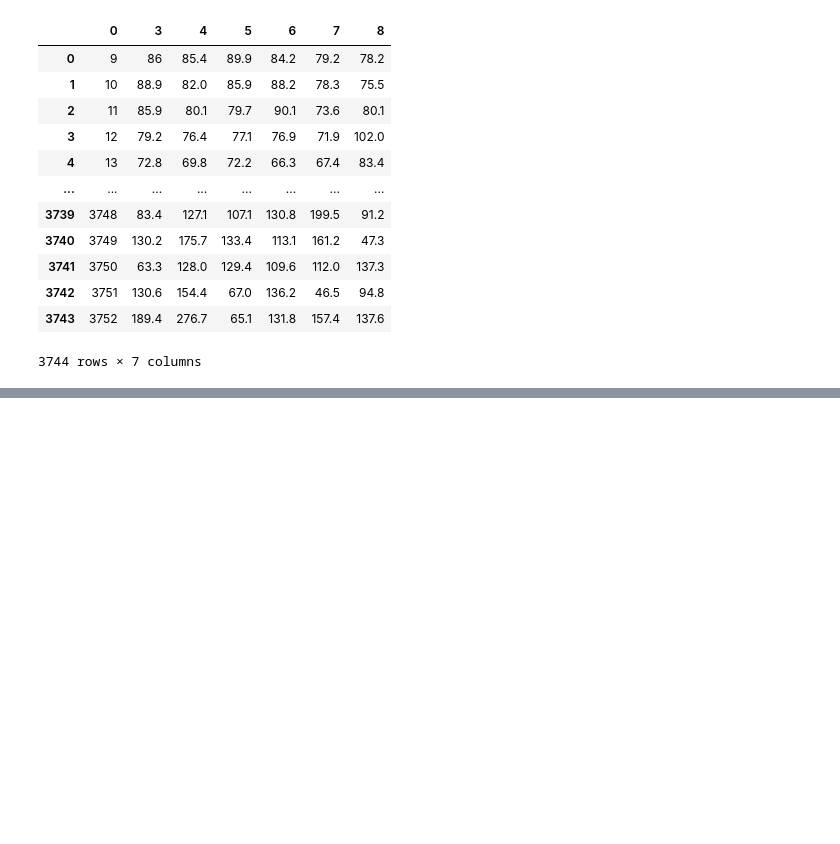
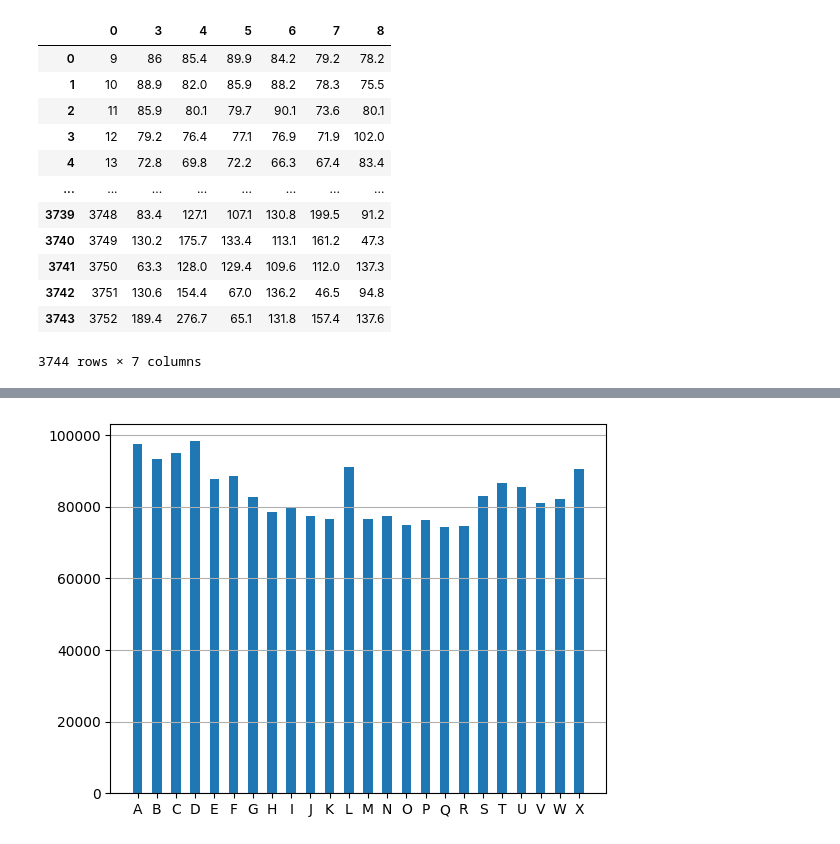
Before and after one commit to Harshjeet/trustlab, a Jupyter notebook: prob_1/graph1.ipynb, the cells around one changed output, grey strips where cells are left out. Drawn from its saved outputs; the diff is of its cells as text; code cells hidden in the pictures; blank space fills up the shorter version.

```diff
--- a/prob_1/graph1.ipynb
+++ b/prob_1/graph1.ipynb
@@ -232,0 +177,8 @@ df.head(50)
+# %%
+# create some space between the bars
+plt.bar(labels, values, width=0.5)
+
+# Add grid lines only horizontally
+plt.grid(True, axis='y')
+# %% [output]
+[figure, added]
```
Also changed, not shown: parts of 9 cells of this notebook.
